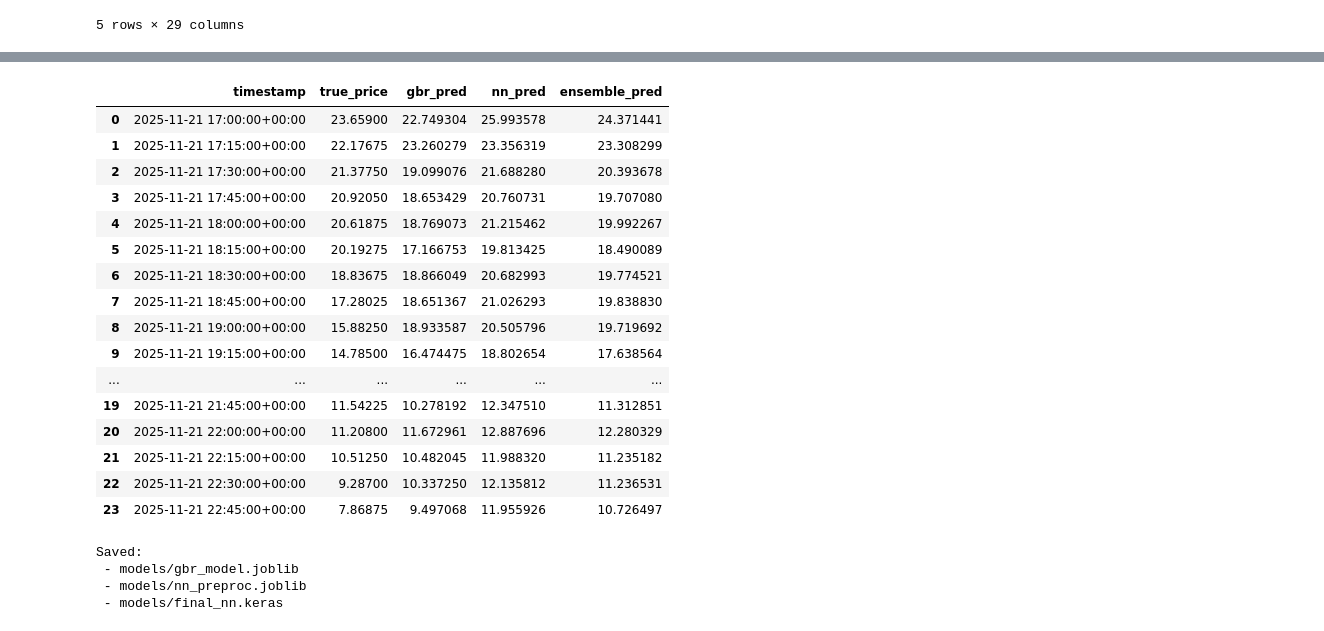
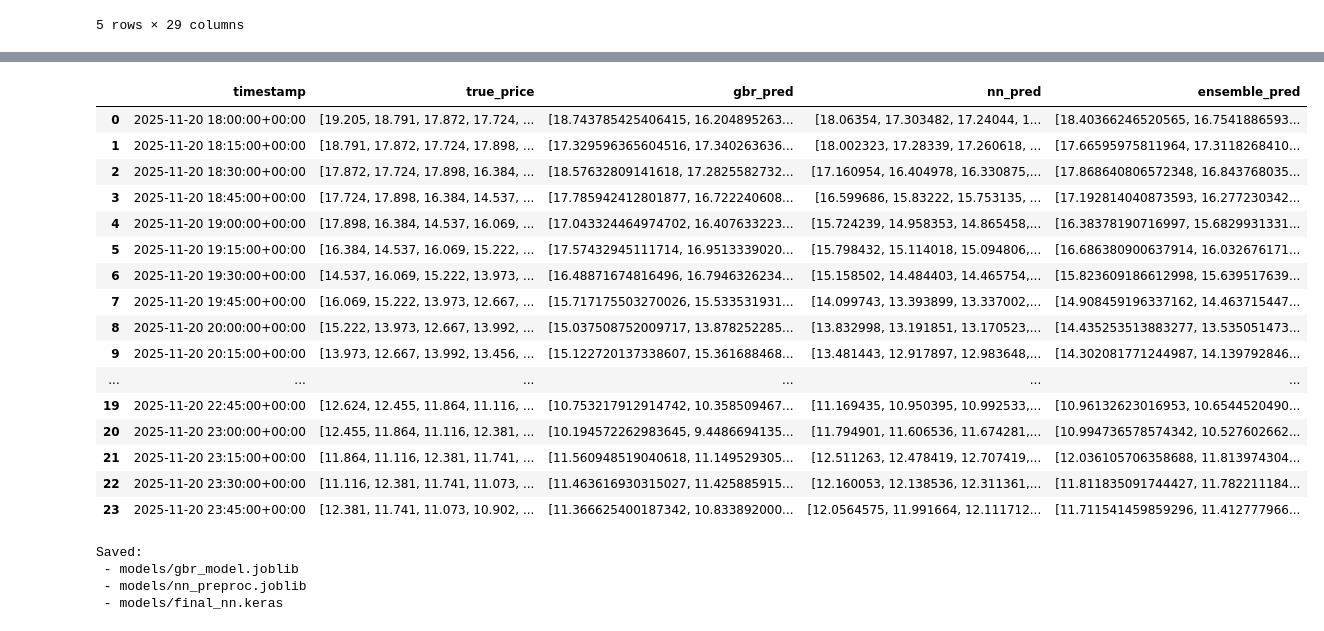
Before and after one commit to vitumake/electricityEstimator, a Jupyter notebook: vaasa.ipynb, the cells around one changed output, grey strips where cells are left out. Cells and saved outputs as stored; diff of their text form; code cells hidden in the pictures.

```diff
--- a/vaasa.ipynb
+++ b/vaasa.ipynb
@@ -1373,14 +1230,21 @@ from tensorflow import keras
 from keras import layers, metrics
 import numpy as np
 
-# Use NN-specific scaled features and (optionally log-transformed) targets
-# from the 4.4a tuning cell: X_train_nn_scaled, X_valid_nn_scaled, y_train_nn, y_valid_nn, use_log_target
+def print_metrics(label, y_true, y_pred):
+    from sklearn.metrics import mean_absolute_error, mean_squared_error
+    mae = mean_absolute_error(y_true, y_pred)
+    rmse = np.sqrt(mean_squared_error(y_true, y_pred))
+    print(f"{label}: MAE={mae:.4f}, RMSE={rmse:.4f}")
+
+# Use refactored feature engineering outputs
+# X_train_nn_scaled, X_valid_nn_scaled, y_train_nn, y_valid_nn, use_log_target are prepared in the previous cell
 X_train_np = X_train_nn_scaled.astype("float32")
 X_valid_np = X_valid_nn_scaled.astype("float32")
 y_train_np = y_train_nn.values.astype("float32") if hasattr(y_train_nn, "values") else y_train_nn.astype("float32")
 y_valid_np = y_valid_nn.values.astype("float32") if hasattr(y_valid_nn, "values") else y_valid_nn.astype("float32")
 
 n_features = X_train_np.shape[1]
+n_outputs = Y_train.shape[1]
 
 # Metrics
 METRICS = [
@@ -1391,13 +1255,23 @@ METRICS = [
 
 # Tuned architecture: wider + dropout
 inputs = keras.Input(shape=(n_features,))
-x = layers.Dense(128, activation="relu")(inputs)
+
+x = layers.Dense(256)(inputs)
+x = layers.BatchNormalization()(x)
+x = layers.LeakyReLU()(x)
+x = layers.Dropout(0.2)(x)
+
+x = layers.Dense(128)(x)
+x = layers.BatchNormalization()(x)
+x = layers.LeakyReLU()(x)
+x = layers.Dropout(0.2)(x)
+
+x = layers.Dense(64)(x)
+x = layers.BatchNormalization()(x)
+x = layers.LeakyReLU()(x)
 x = layers.Dropout(0.1)(x)
-x = layers.Dense(64, activation="relu")(x)
-x = layers.Dropout(0.1)(x)
-x = layers.Dense(32, activation="relu")(x)
-x = layers.Dropout(0.1)(x)
-outputs = layers.Dense(1)(x)
+
+outputs = layers.Dense(n_outputs)(x)
 
 final_nn = keras.Model(inputs, outputs)
 
@@ -1432,15 +1306,15 @@ history_final = final_nn.fit(
 )
 
 # Evaluate on original (untransformed) target
-train_pred_nn = final_nn.predict(X_train_np).ravel()
-valid_pred_nn = final_nn.predict(X_valid_np).ravel()
+train_pred_nn = final_nn.predict(X_train_np)
+valid_pred_nn = final_nn.predict(X_valid_np)
 
 if use_log_target:
     train_pred_nn = np.expm1(train_pred_nn)
     valid_pred_nn = np.expm1(valid_pred_nn)
 
 print("Final deep model performance (target: next 1h avg price):")
-print_metrics("Train final NN", y_train, train_pred_nn)
-print_metrics("Valid final NN", y_valid, valid_pred_nn)
+print_metrics("Train final NN", Y_train, train_pred_nn)
+print_metrics("Valid final NN", Y_valid, valid_pred_nn)
 # %% [output]
 Epoch 1/150
@@ -1794,51 +1595,51 @@ Ensemble prediction (avg): 10.726
 
 import numpy as np
 import pandas as pd
 
 n_points = 24  # number of most recent validation timestamps to inspect
 
 # Last n_points from validation (assumes valid_pred / valid_pred_nn align with y_valid)
-idx_demo = y_valid.index[-n_points:]
-y_demo = y_valid[-n_points:].values  # as NumPy
+idx_demo = Y_valid.index[-n_points:]
+y_demo = Y_valid[-n_points:].values  # as NumPy
 
 gbr_pred_arr = np.asarray(valid_pred)
 nn_pred_arr = np.asarray(valid_pred_nn)
 
 rows = []
 for i, ts in enumerate(idx_demo):
     true_price = y_demo[i]
     gbr_p = gbr_pred_arr[-n_points + i]
     nn_p = nn_pred_arr[-n_points + i]
     ensemble_p = 0.5 * gbr_p + 0.5 * nn_p
 
     rows.append({
         "timestamp": ts,
         "true_price": true_price,
         "gbr_pred": gbr_p,
         "nn_pred": nn_p,
         "ensemble_pred": ensemble_p,
     })
 
 df_demo_last24 = pd.DataFrame(rows)
 df_demo_last24
 # %% [output]
 |  | timestamp | true_price | gbr_pred | nn_pred | ensemble_pred |
-| 0 | 2025-11-21 17:00:00+00:00 | 23.65900 | 22.749304 | 25.993578 | 24.371441 |
-| 1 | 2025-11-21 17:15:00+00:00 | 22.17675 | 23.260279 | 23.356319 | 23.308299 |
-| 2 | 2025-11-21 17:30:00+00:00 | 21.37750 | 19.099076 | 21.688280 | 20.393678 |
-| 3 | 2025-11-21 17:45:00+00:00 | 20.92050 | 18.653429 | 20.760731 | 19.707080 |
-| 4 | 2025-11-21 18:00:00+00:00 | 20.61875 | 18.769073 | 21.215462 | 19.992267 |
-| 5 | 2025-11-21 18:15:00+00:00 | 20.19275 | 17.166753 | 19.813425 | 18.490089 |
-| 6 | 2025-11-21 18:30:00+00:00 | 18.83675 | 18.866049 | 20.682993 | 19.774521 |
-| 7 | 2025-11-21 18:45:00+00:00 | 17.28025 | 18.651367 | 21.026293 | 19.838830 |
-| 8 | 2025-11-21 19:00:00+00:00 | 15.88250 | 18.933587 | 20.505796 | 19.719692 |
-| 9 | 2025-11-21 19:15:00+00:00 | 14.78500 | 16.474475 | 18.802654 | 17.638564 |
+| 0 | 2025-11-20 18:00:00+00:00 | [19.205, 18.791, 17.872, 17.724, ... | [18.743785425406415, 16.204895263... | [18.06354, 17.303482, 17.24044, 1... | [18.40366246520565, 16.7541886593... |
+| 1 | 2025-11-20 18:15:00+00:00 | [18.791, 17.872, 17.724, 17.898, ... | [17.329596365604516, 17.340263636... | [18.002323, 17.28339, 17.260618, ... | [17.66595975811964, 17.3118268410... |
+| 2 | 2025-11-20 18:30:00+00:00 | [17.872, 17.724, 17.898, 16.384, ... | [18.57632809141618, 17.2825582732... | [17.160954, 16.404978, 16.330875,... | [17.868640806572348, 16.843768035... |
+| 3 | 2025-11-20 18:45:00+00:00 | [17.724, 17.898, 16.384, 14.537, ... | [17.785942412801877, 16.722240608... | [16.599686, 15.83222, 15.753135, ... | [17.192814040873593, 16.277230342... |
+| 4 | 2025-11-20 19:00:00+00:00 | [17.898, 16.384, 14.537, 16.069, ... | [17.043324464974702, 16.407633223... | [15.724239, 14.958353, 14.865458,... | [16.38378190716997, 15.6829931331... |
+| 5 | 2025-11-20 19:15:00+00:00 | [16.384, 14.537, 16.069, 15.222, ... | [17.57432945111714, 16.9513339020... | [15.798432, 15.114018, 15.094806,... | [16.686380900637914, 16.032676171... |
+| 6 | 2025-11-20 19:30:00+00:00 | [14.537, 16.069, 15.222, 13.973, ... | [16.48871674816496, 16.7946326234... | [15.158502, 14.484403, 14.465754,... | [15.823609186612998, 15.639517639... |
+| 7 | 2025-11-20 19:45:00+00:00 | [16.069, 15.222, 13.973, 12.667, ... | [15.717175503270026, 15.533531931... | [14.099743, 13.393899, 13.337002,... | [14.908459196337162, 14.463715447... |
+| 8 | 2025-11-20 20:00:00+00:00 | [15.222, 13.973, 12.667, 13.992, ... | [15.037508752009717, 13.878252285... | [13.832998, 13.191851, 13.170523,... | [14.435253513883277, 13.535051473... |
+| 9 | 2025-11-20 20:15:00+00:00 | [13.973, 12.667, 13.992, 13.456, ... | [15.122720137338607, 15.361688468... | [13.481443, 12.917897, 12.983648,... | [14.302081771244987, 14.139792846... |
 | ... | ... | ... | ... | ... | ... |
-| 19 | 2025-11-21 21:45:00+00:00 | 11.54225 | 10.278192 | 12.347510 | 11.312851 |
-| 20 | 2025-11-21 22:00:00+00:00 | 11.20800 | 11.672961 | 12.887696 | 12.280329 |
-| 21 | 2025-11-21 22:15:00+00:00 | 10.51250 | 10.482045 | 11.988320 | 11.235182 |
-| 22 | 2025-11-21 22:30:00+00:00 | 9.28700 | 10.337250 | 12.135812 | 11.236531 |
-| 23 | 2025-11-21 22:45:00+00:00 | 7.86875 | 9.497068 | 11.955926 | 10.726497 |
+| 19 | 2025-11-20 22:45:00+00:00 | [12.624, 12.455, 11.864, 11.116, ... | [10.753217912914742, 10.358509467... | [11.169435, 10.950395, 10.992533,... | [10.96132623016953, 10.6544520490... |
+| 20 | 2025-11-20 23:00:00+00:00 | [12.455, 11.864, 11.116, 12.381, ... | [10.194572262983645, 9.4486694135... | [11.794901, 11.606536, 11.674281,... | [10.994736578574342, 10.527602662... |
+| 21 | 2025-11-20 23:15:00+00:00 | [11.864, 11.116, 12.381, 11.741, ... | [11.560948519040618, 11.149529305... | [12.511263, 12.478419, 12.707419,... | [12.036105706358688, 11.813974304... |
+| 22 | 2025-11-20 23:30:00+00:00 | [11.116, 12.381, 11.741, 11.073, ... | [11.463616930315027, 11.425885915... | [12.160053, 12.138536, 12.311361,... | [11.811835091744427, 11.782211184... |
+| 23 | 2025-11-20 23:45:00+00:00 | [12.381, 11.741, 11.073, 10.902, ... | [11.366625400187342, 10.833892000... | [12.0564575, 11.991664, 12.111712... | [11.711541459859296, 11.412777966... |
 # %%
 # 5.3: Save trained models and preprocessing artifacts for reuse
 
```
Also changed, not shown: parts of 56 cells of this notebook.
